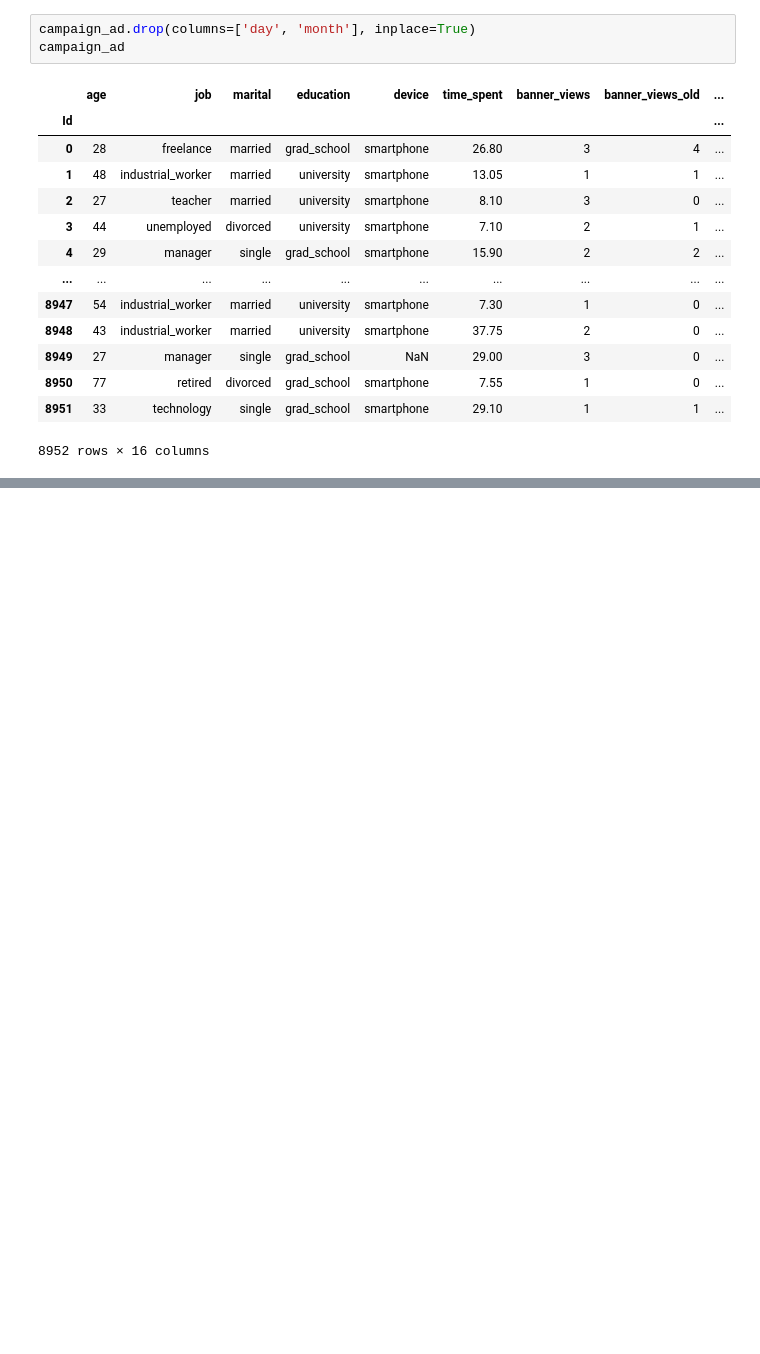
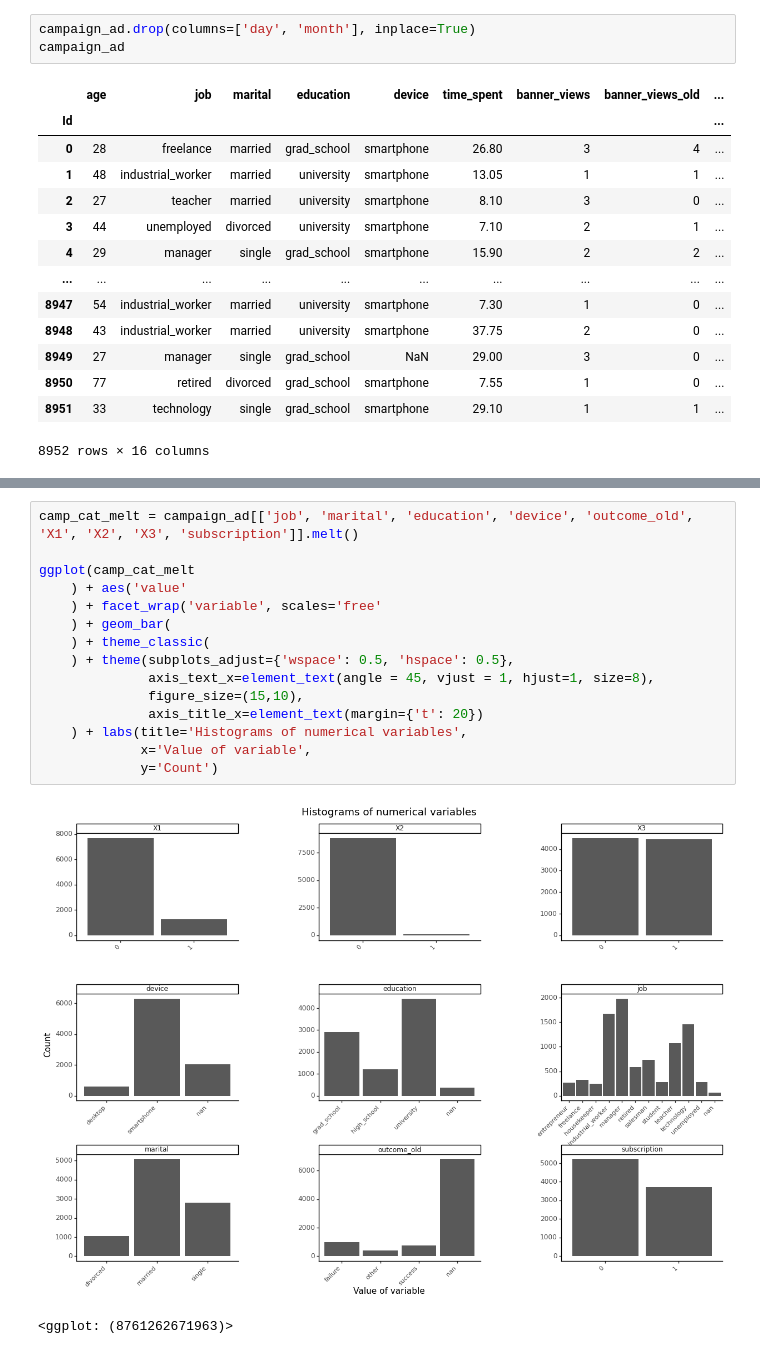
Before and after one commit to LuciaCam/ML_kaggle_competition, a Jupyter notebook: Data exploration.ipynb, the cells around one changed output, grey strips where cells are left out. Drawn from its saved outputs; the diff is of its cells as text; blank space fills up the shorter version.

```diff
--- a/Data exploration.ipynb
+++ b/Data exploration.ipynb
@@ -138,0 +155,18 @@ ggplot(camp_num_melt
+# %%
+camp_cat_melt = campaign_ad[['job', 'marital', 'education', 'device', 'outcome_old', 'X1', 'X2', 'X3', 'subscription']].melt()
+
+ggplot(camp_cat_melt
+    ) + aes('value'
+    ) + facet_wrap('variable', scales='free'
+    ) + geom_bar(
+    ) + theme_classic(
+    ) + theme(subplots_adjust={'wspace': 0.5, 'hspace': 0.5},
+              axis_text_x=element_text(angle = 45, vjust = 1, hjust=1, size=8),
+              figure_size=(15,10),
+              axis_title_x=element_text(margin={'t': 20})
+    ) + labs(title='Histograms of numerical variables',
+             x='Value of variable',
+             y='Count')
+# %% [output]
+[figure, added]
+<ggplot: (8761262671963)>
```
Also changed, not shown: parts of 3 cells of this notebook.
